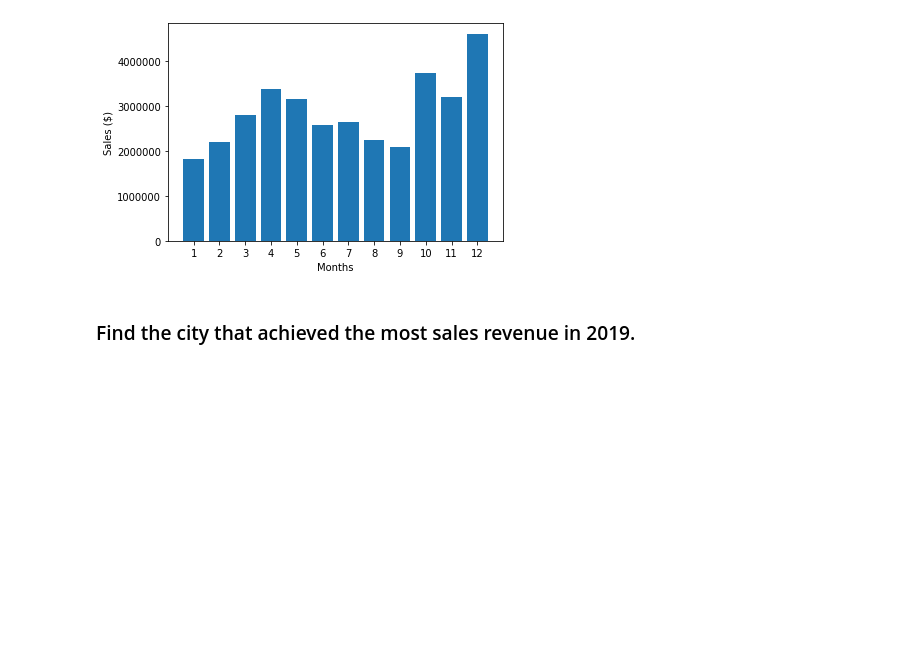
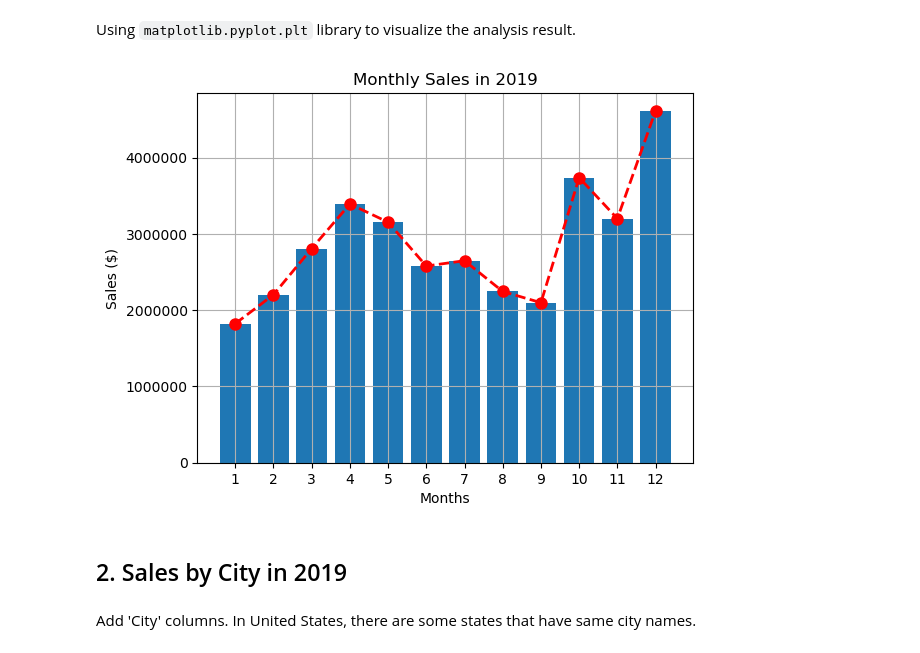
Before and after one commit to hanjihun2000/self-study-data, a Jupyter notebook: sales/shopping-data-analysis.ipynb, the cells around one changed output. Cells and saved outputs as stored; diff of their text form; code cells hidden in the pictures; blank space fills up the shorter version.

```diff
--- a/sales/shopping-data-analysis.ipynb
+++ b/sales/shopping-data-analysis.ipynb
@@ -7,4 +15,2 @@ import matplotlib.pyplot as plt
 # %%
-df = pd.read_csv('sales.csv', index_col=False)
-df.dropna(axis=0, how='any', inplace=True) # drop any NaN values
-df.head()
+df = pd.read_csv('online_shopping_sales.csv', index_col=False)
@@ -31,6 +38,4 @@ df.head()
 # %%
 df['Quantity Ordered'] = pd.to_numeric(df['Quantity Ordered'])
 df['Price Each'] = pd.to_numeric(df['Price Each'])
-df['Sales'] = df['Quantity Ordered'] * df['Price Each'] # add 'Sales' column
-df = df.reindex(['Order ID', 'Product', 'Quantity Ordered', 'Price Each', 'Sales', 'Order Date', 'Month', 'Purchase Address'], axis=1)
-df.head()
+df['Sales'] = df['Quantity Ordered'] * df['Price Each']
@@ -43,0 +44,3 @@ df.head()
+# %%
+monthly_sales = df.groupby('Month').sum()['Sales']
+print(monthly_sales)
@@ -44,15 +62,20 @@ df.head()
+# %% [markdown]
+Using `matplotlib.pyplot.plt` library to visualize the analysis result.
 # %%
-sales_month_result = df.groupby('Month').sum()['Sales']
 months = range(1, 13)
-
-plt.bar(months, sales_month_result)
+plt.bar(months, monthly_sales)
+plt.plot(months, monthly_sales, color='red', marker='o', linestyle='--', linewidth=2, markersize=8)
+plt.title('Monthly Sales in 2019')
 plt.xticks(months)
 plt.xlabel('Months')
 plt.ylabel('Sales ($)')
 plt.ticklabel_format(style='plain') # disable scientific notation on the y-axis
+plt.grid()
 plt.show()
 # %% [output]
-[figure, old version]
+[figure, new version]
 # %% [markdown]
-### Find the city that achieved the most sales revenue in 2019.
+## 2. Sales by City in 2019
+# %% [markdown]
+Add 'City' columns. In United States, there are some states that have same city names.
 # %%
```
Also changed, not shown: parts of 32 cells of this notebook.
